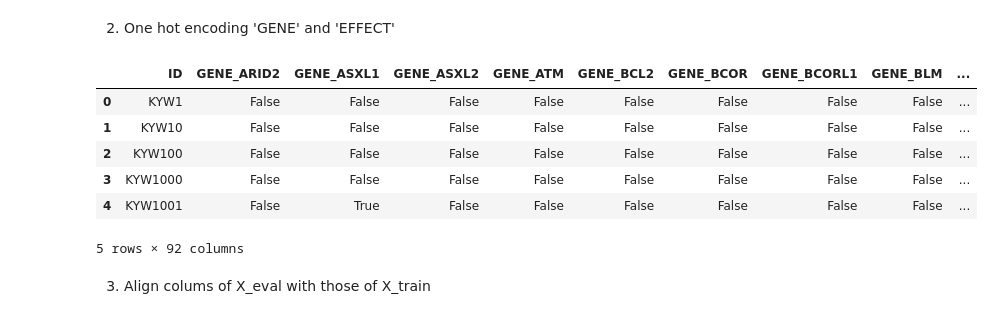
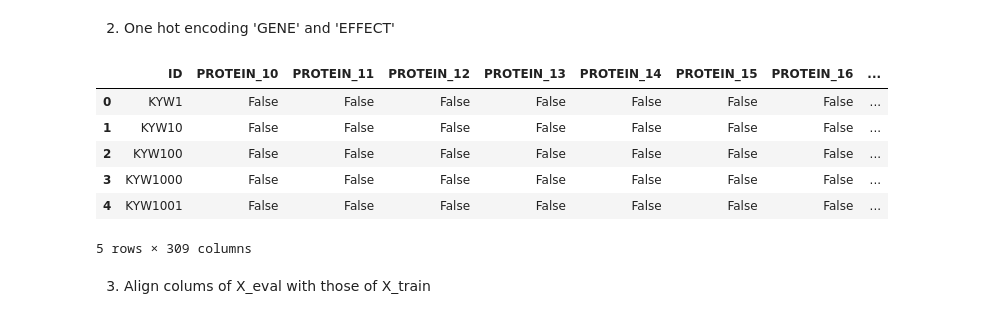
Before and after one commit to carlmonnaert/QRT-Challenge-Data-2025, a Jupyter notebook: cox_ridge.ipynb, the cells around one changed output. Cells and saved outputs as stored; diff of their text form; code cells hidden in the pictures.

```diff
--- a/cox_ridge.ipynb
+++ b/cox_ridge.ipynb
@@ -71 +71,20 @@ df_2 = df.merge(tmp, on='ID', how='left').fillna({'Nmut': 0})
+# %%
+def parse_protein(protein):
+    protein = str(protein)
+
+    if len(protein) == 0 or len(protein) == 1:
+        return pd.NA
+
+    try:
+        protein = str(protein.split('.')[1])
+
+    except IndexError:
+        return pd.NA
+
+    if len(protein) < 2 and protein != '?':
+        print("protein with length <2:", protein)
+        return protein
+
+    else:
+        return protein[0:2]
 # %%
@@ -178,25 +183,27 @@ df_eval2 = df_eval.merge(tmp_eval, on='ID', how='left').fillna({'Nmut': 0})
 # %%
 # One-hot encode the 'GENE' and 'EFFECT' column
 one_hot_encoded_genes_eval = pd.get_dummies(maf_eval['GENE'], prefix='GENE')
 one_hot_encoded_effects_eval = pd.get_dummies(maf_eval['EFFECT'], prefix='EFFECT')
+one_hot_encoded_proteins_eval = pd.get_dummies(maf_eval['PROTEIN_CHANGE'].apply(parse_protein), prefix='PROTEIN')
 
 # Add the one-hot encoded columns to the original DataFrame
 maf_eval_one_hot_genes = pd.concat([maf_eval[['ID']], one_hot_encoded_genes_eval], axis=1)
 maf_eval_one_hot_effects = pd.concat([maf_eval[['ID']], one_hot_encoded_effects_eval], axis=1)
+maf_eval_one_hot_proteins = pd.concat([maf_eval[['ID']], one_hot_encoded_proteins_eval], axis=1)
 
 # Group by 'ID' and aggregate using max to ensure one entry per ID
-maf_eval_one_hot_grouped = maf_eval_one_hot_genes.merge(maf_eval_one_hot_effects, on='ID', how='outer').fillna(0)
+maf_eval_one_hot_grouped = maf_eval_one_hot_proteins.merge(maf_eval_one_hot_genes.merge(maf_eval_one_hot_effects, on='ID', how='outer'), on='ID', how='outer').fillna(0)
 maf_eval_one_hot_grouped = maf_eval_one_hot_grouped.groupby('ID').max().reset_index()
 
 maf_eval_one_hot_grouped.head()
 # %% [output]
-|  | ID | GENE_ARID2 | GENE_ASXL1 | GENE_ASXL2 | GENE_ATM | GENE_BCL2 | GENE_BCOR | GENE_BCORL1 | GENE_BLM | ... |
-| 0 | KYW1 | False | False | False | False | False | False | False | False | ... |
-| 1 | KYW10 | False | False | False | False | False | False | False | False | ... |
-| 2 | KYW100 | False | False | False | False | False | False | False | False | ... |
-| 3 | KYW1000 | False | False | False | False | False | False | False | False | ... |
-| 4 | KYW1001 | False | True | False | False | False | False | False | False | ... |
+|  | ID | PROTEIN_10 | PROTEIN_11 | PROTEIN_12 | PROTEIN_13 | PROTEIN_14 | PROTEIN_15 | PROTEIN_16 | ... |
+| 0 | KYW1 | False | False | False | False | False | False | False | ... |
+| 1 | KYW10 | False | False | False | False | False | False | False | ... |
+| 2 | KYW100 | False | False | False | False | False | False | False | ... |
+| 3 | KYW1000 | False | False | False | False | False | False | False | ... |
+| 4 | KYW1001 | False | False | False | False | False | False | False | ... |
-5 rows × 92 columns
+5 rows × 309 columns
 # %% [markdown]
 3. Align colums of X_eval with those of X_train
 # %%
```
Also changed, not shown: parts of 11 cells of this notebook, 1 other file.
